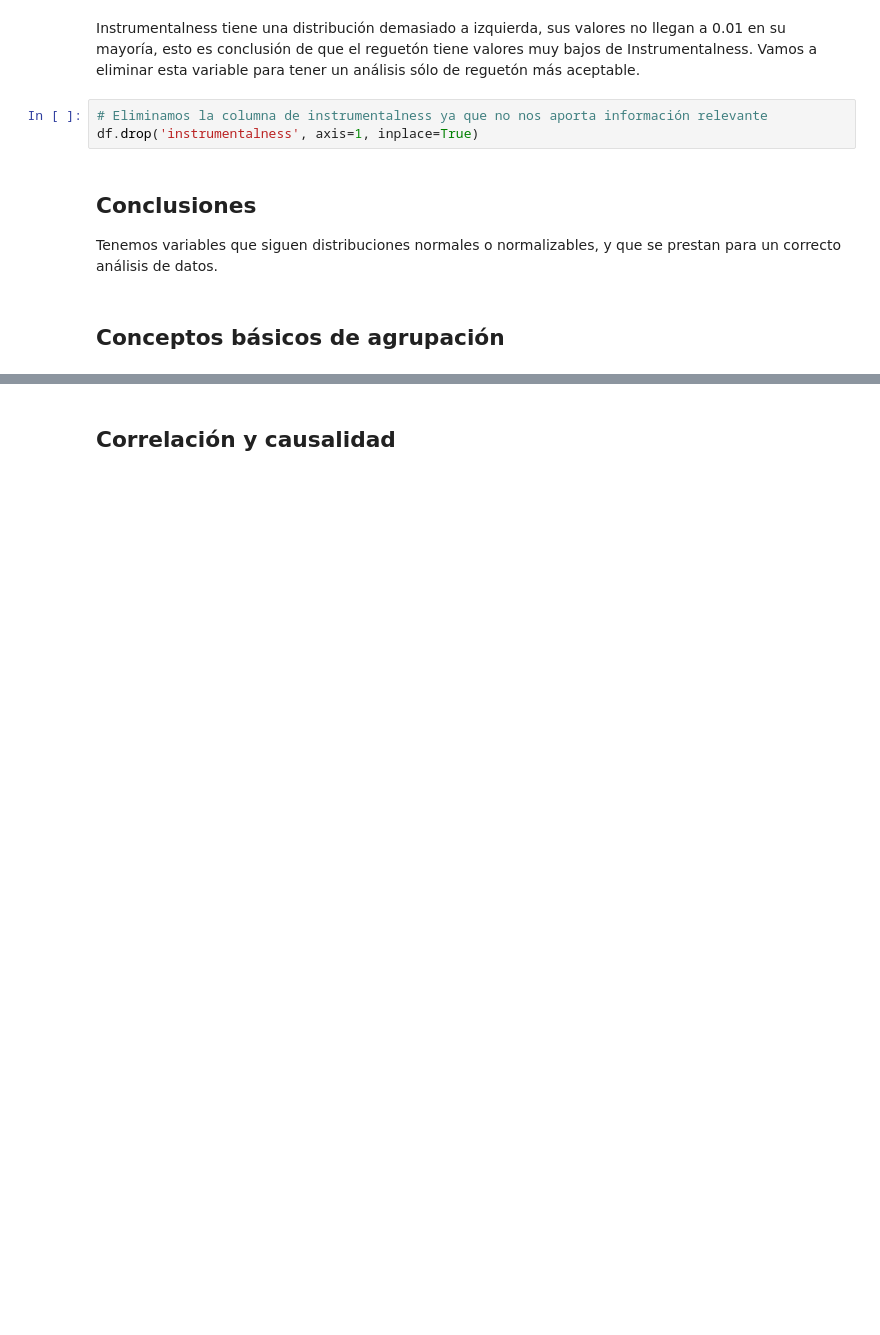
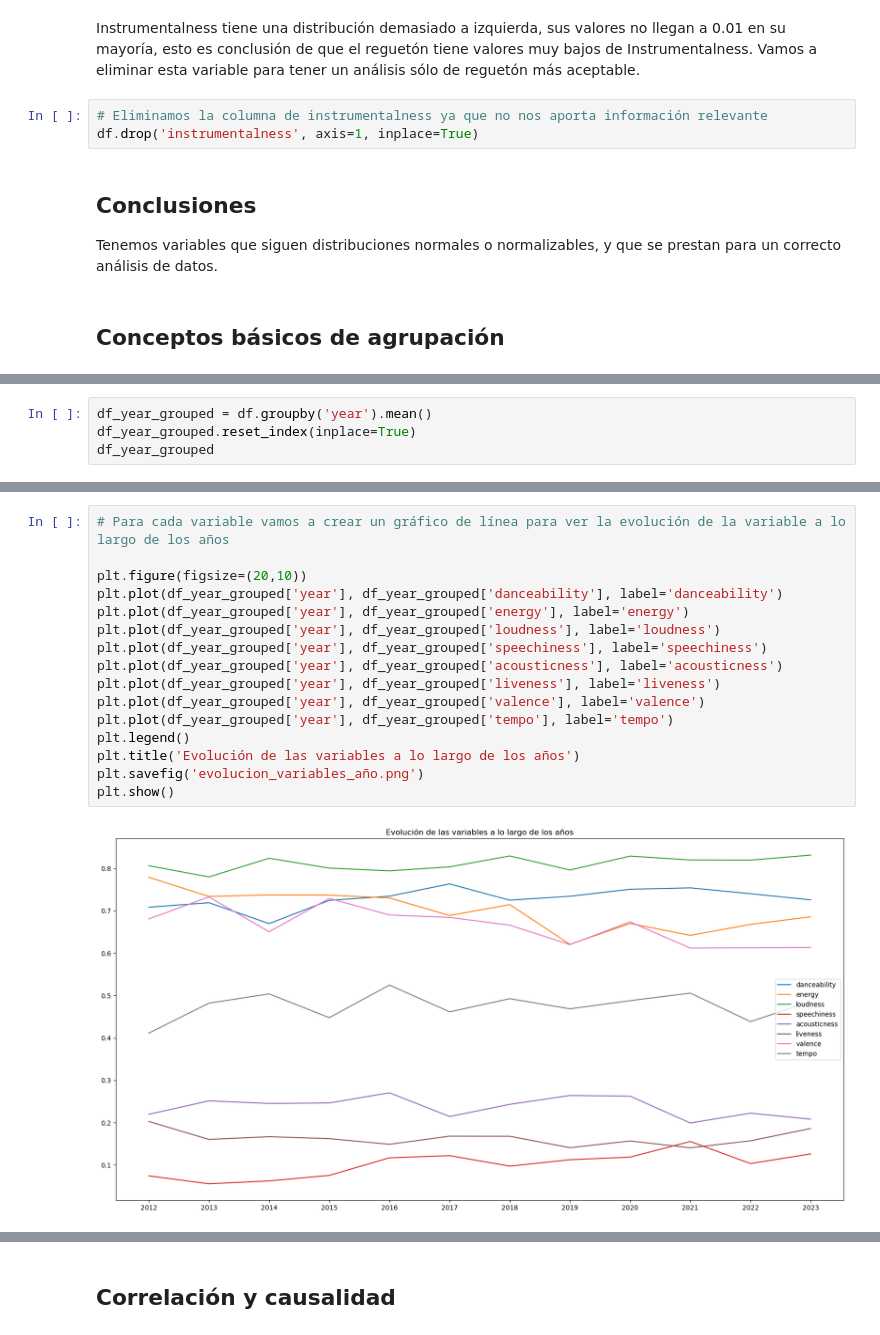
Before and after one commit to DrThorium/Zoet, a Jupyter notebook: main.ipynb, the cells around one changed output, grey strips where cells are left out. Saved outputs shown, nothing was run; the diff lists cells and outputs as text; blank space fills up the shorter version.

```diff
--- a/main.ipynb
+++ b/main.ipynb
@@ -252,0 +285,4 @@ Tenemos variables que siguen distribuciones normales o normalizables, y que se p
+# %%
+df_year_grouped = df.groupby('year').mean()
+df_year_grouped.reset_index(inplace=True)
+df_year_grouped
@@ -252,0 +303,18 @@ Tenemos variables que siguen distribuciones normales o normalizables, y que se p
+# %%
+# Para cada variable vamos a crear un gráfico de línea para ver la evolución de la variable a lo largo de los años
+
+plt.figure(figsize=(20,10))
+plt.plot(df_year_grouped['year'], df_year_grouped['danceability'], label='danceability')
+plt.plot(df_year_grouped['year'], df_year_grouped['energy'], label='energy')
+plt.plot(df_year_grouped['year'], df_year_grouped['loudness'], label='loudness')
+plt.plot(df_year_grouped['year'], df_year_grouped['speechiness'], label='speechiness')
+plt.plot(df_year_grouped['year'], df_year_grouped['acousticness'], label='acousticness')
+plt.plot(df_year_grouped['year'], df_year_grouped['liveness'], label='liveness')
+plt.plot(df_year_grouped['year'], df_year_grouped['valence'], label='valence')
+plt.plot(df_year_grouped['year'], df_year_grouped['tempo'], label='tempo')
+plt.legend()
+plt.title('Evolución de las variables a lo largo de los años')
+plt.savefig('evolucion_variables_año.png')
+plt.show()
+# %% [output]
+[figure, added]
```
Also changed, not shown: parts of 14 cells of this notebook, 7 other files.
